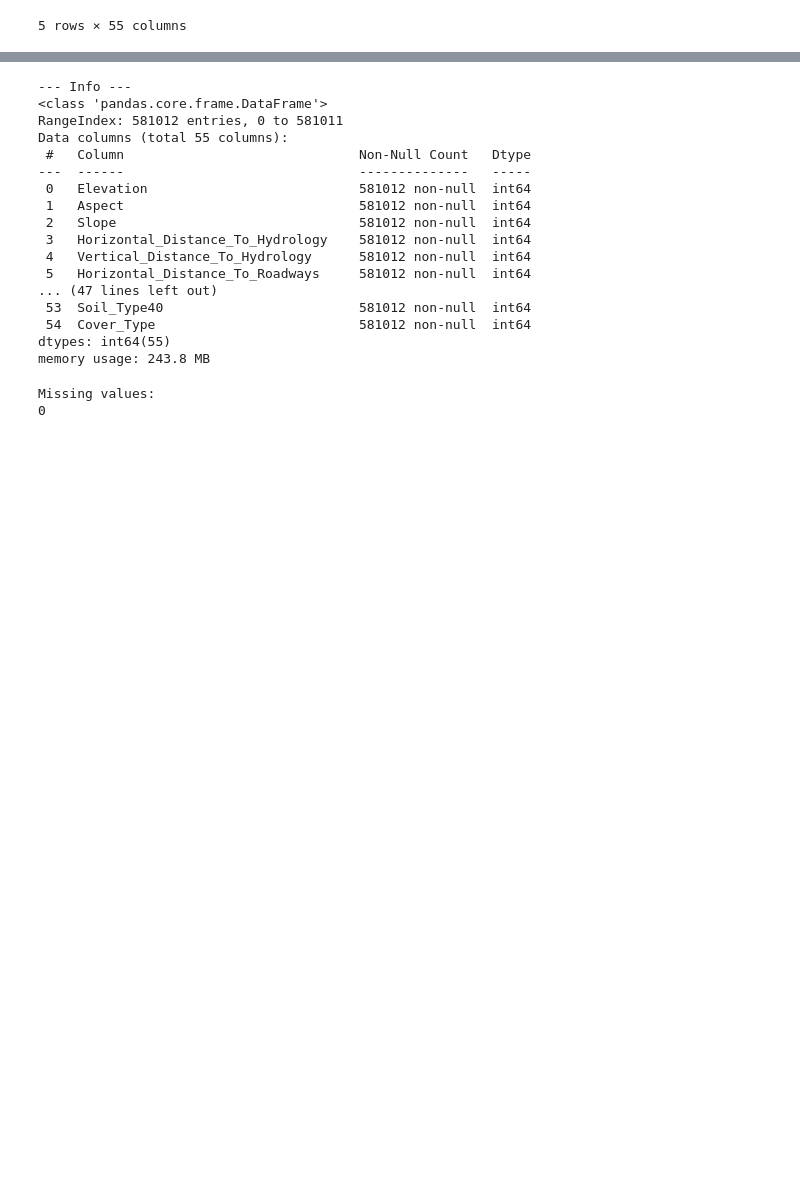
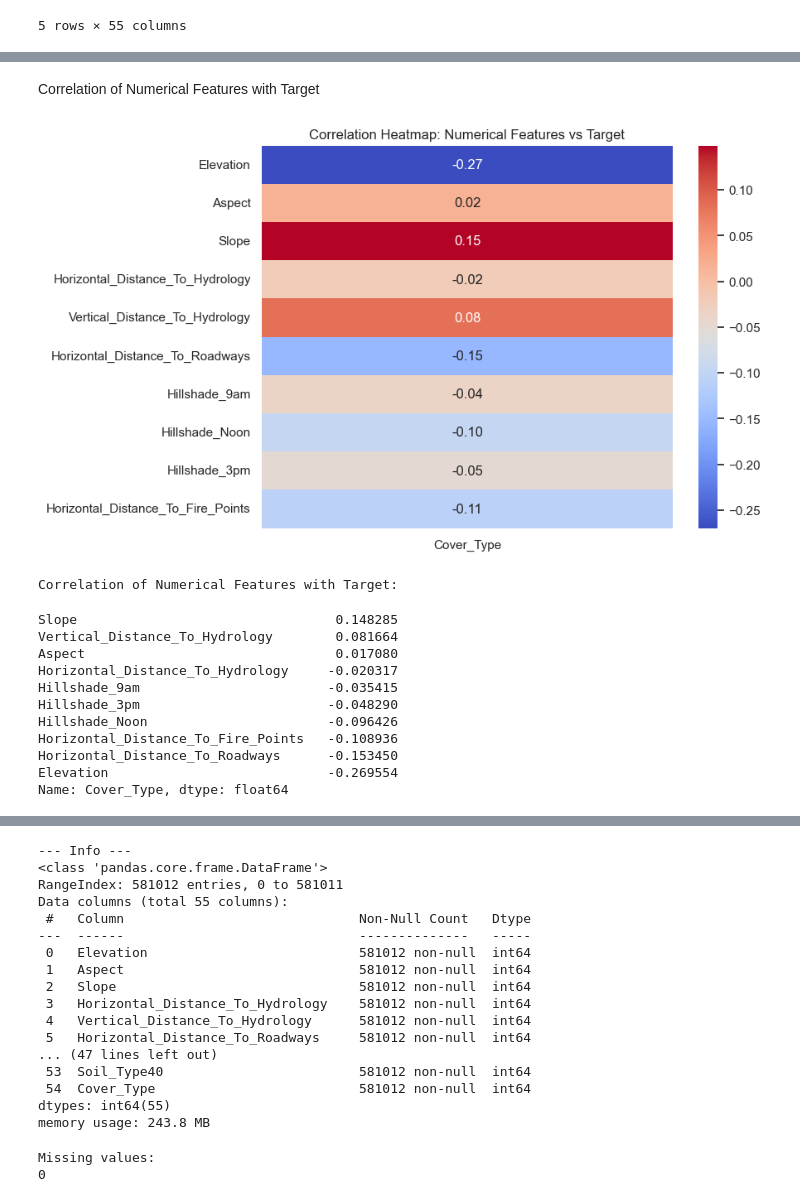
Before and after one commit to KeyPad717/forest_cover_type_prediction, a Jupyter notebook: Forest_Cover_Type_MT2025065.ipynb, the cells around one changed output, grey strips where cells are left out. Drawn from its saved outputs; the diff is of its cells as text; code cells hidden in the pictures; blank space fills up the shorter version.

```diff
--- a/Forest_Cover_Type_MT2025065.ipynb
+++ b/Forest_Cover_Type_MT2025065.ipynb
@@ -47,0 +239,37 @@ Dataset shape: (581012, 55)
+# %% [markdown]
+Correlation of Numerical Features with Target
+# %%
+numerical_cols = df.columns[:10]
+target_col = "Cover_Type"
+
+corr_matrix = df[numerical_cols].join(df[target_col]).corr()
+
+plt.figure(figsize=(8, 6))
+sns.heatmap(corr_matrix[[target_col]].drop(index=target_col),
+            annot=True, cmap='coolwarm', fmt=".2f")
+plt.title("Correlation Heatmap: Numerical Features vs Target")
+plt.show()
+
+numerical_cols = df.columns[:10]
+target_col = "Cover_Type"
+
+target_corr = df[numerical_cols].join(df[target_col]).corr()[target_col] \
+                                 .drop(target_col) \
+                                 .sort_values(ascending=False)
+
+print("Correlation of Numerical Features with Target:")
+display(target_corr)
+# %% [output]
+[figure, added]
+Correlation of Numerical Features with Target:
+Slope                                 0.148285
+Vertical_Distance_To_Hydrology        0.081664
+Aspect                                0.017080
+Horizontal_Distance_To_Hydrology     -0.020317
+Hillshade_9am                        -0.035415
+Hillshade_3pm                        -0.048290
+Hillshade_Noon                       -0.096426
+Horizontal_Distance_To_Fire_Points   -0.108936
+Horizontal_Distance_To_Roadways      -0.153450
+Elevation                            -0.269554
+Name: Cover_Type, dtype: float64
```
Also changed, not shown: parts of 34 cells of this notebook, 10 other files.
